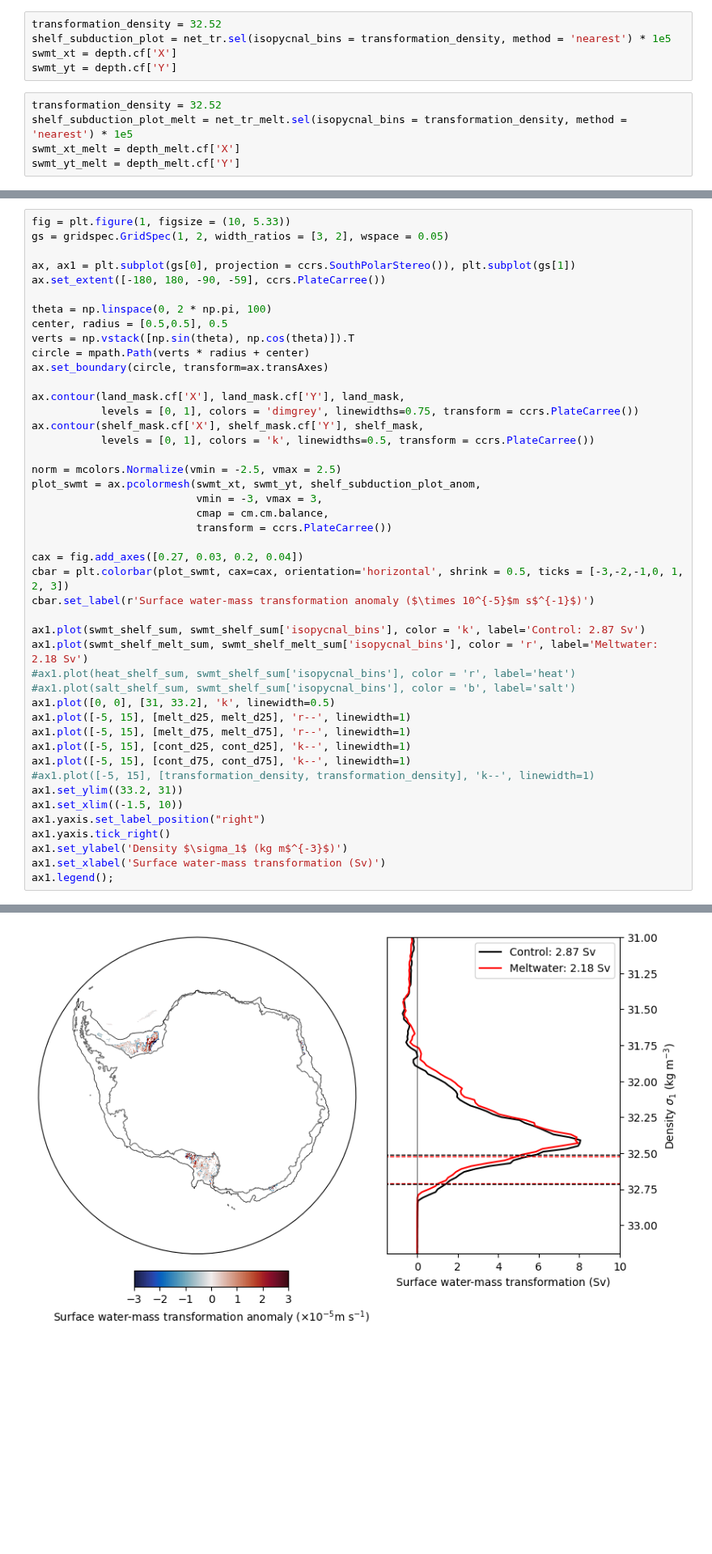
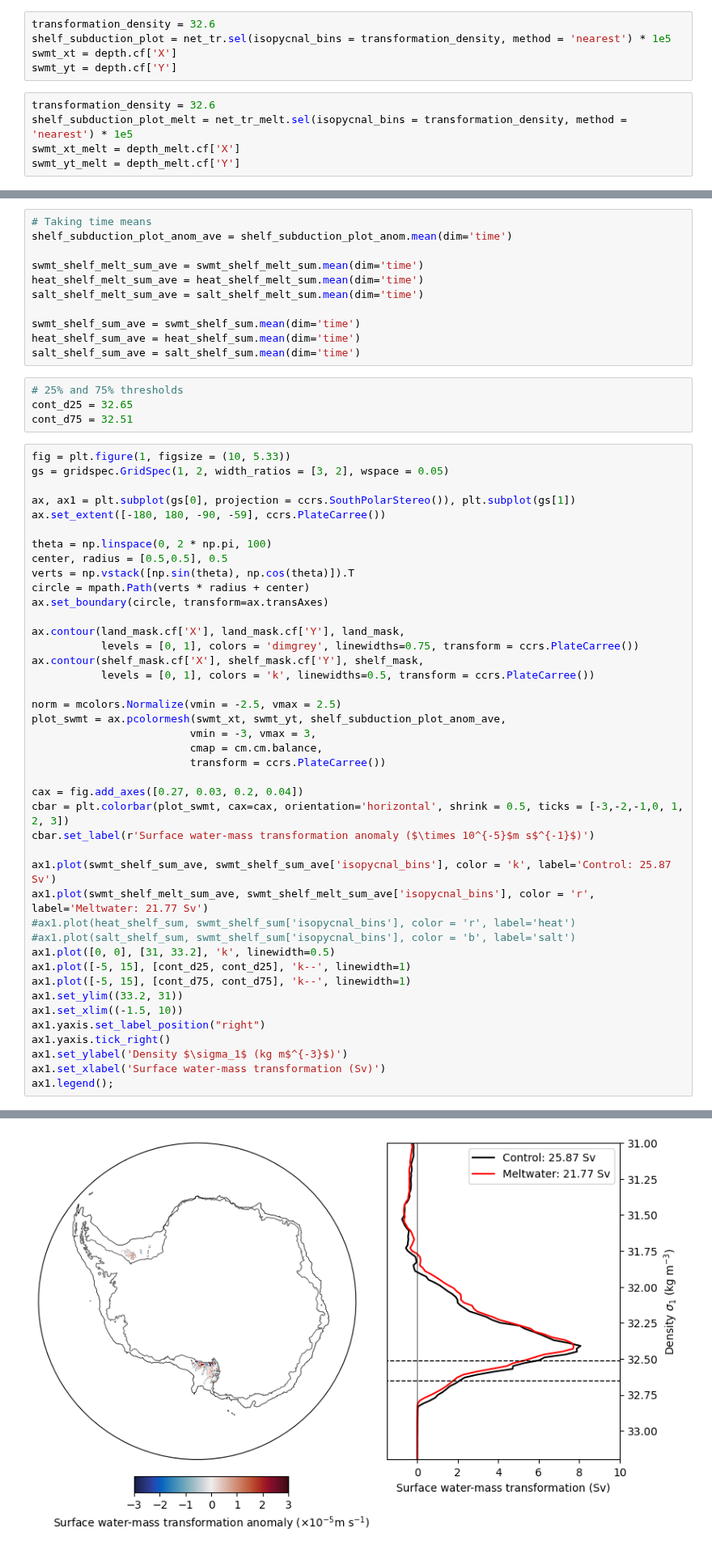
Before and after one commit to adele-morrison/panan-meltwater, a Jupyter notebook: notebooks/bottom_water_analysis/Pan01_SWMTtotal.ipynb, the cells around one changed output, grey strips where cells are left out. Shown at 81% size. Saved outputs shown, nothing was run; the diff lists cells and outputs as text; blank space fills up the shorter version.

```diff
--- a/notebooks/bottom_water_analysis/Pan01_SWMTtotal.ipynb
+++ b/notebooks/bottom_water_analysis/Pan01_SWMTtotal.ipynb
@@ -597,12 +622,12 @@ salt_shelf_melt_sum = salt_shelf_melt.cf.sum(['longitude', 'latitude'])
 for da in [swmt_shelf_melt_sum, heat_shelf_melt_sum, salt_shelf_melt_sum]:
     da.attrs["units"] = "Sv"
 # %%
-transformation_density = 32.52
+transformation_density = 32.6
 shelf_subduction_plot = net_tr.sel(isopycnal_bins = transformation_density, method = 'nearest') * 1e5
 swmt_xt = depth.cf['X']
 swmt_yt = depth.cf['Y']
 # %%
-transformation_density = 32.52
+transformation_density = 32.6
 shelf_subduction_plot_melt = net_tr_melt.sel(isopycnal_bins = transformation_density, method = 'nearest') * 1e5
 swmt_xt_melt = depth_melt.cf['X']
 swmt_yt_melt = depth_melt.cf['Y']
@@ -621,3 +641,18 @@ melt_d75 = 32.5225
+# %%
+# Taking time means
+shelf_subduction_plot_anom_ave = shelf_subduction_plot_anom.mean(dim='time')
+
+swmt_shelf_melt_sum_ave = swmt_shelf_melt_sum.mean(dim='time')
+heat_shelf_melt_sum_ave = heat_shelf_melt_sum.mean(dim='time')
+salt_shelf_melt_sum_ave = salt_shelf_melt_sum.mean(dim='time')
+
+swmt_shelf_sum_ave = swmt_shelf_sum.mean(dim='time')
+heat_shelf_sum_ave = heat_shelf_sum.mean(dim='time')
+salt_shelf_sum_ave = salt_shelf_sum.mean(dim='time')
+# %%
+# 25% and 75% thresholds
+cont_d25 = 32.65
+cont_d75 = 32.51
 # %%
 fig = plt.figure(1, figsize = (10, 5.33))
 gs = gridspec.GridSpec(1, 2, width_ratios = [3, 2], wspace = 0.05)
@@ -637,25 +672,22 @@ ax.contour(shelf_mask.cf['X'], shelf_mask.cf['Y'], shelf_mask,
            levels = [0, 1], colors = 'k', linewidths=0.5, transform = ccrs.PlateCarree())
 
 norm = mcolors.Normalize(vmin = -2.5, vmax = 2.5)
-plot_swmt = ax.pcolormesh(swmt_xt, swmt_yt, shelf_subduction_plot_anom,
-                          vmin = -3, vmax = 3,
-                          cmap = cm.cm.balance,
-                          transform = ccrs.PlateCarree())
+plot_swmt = ax.pcolormesh(swmt_xt, swmt_yt, shelf_subduction_plot_anom_ave,
+                         vmin = -3, vmax = 3,
+                         cmap = cm.cm.balance,
+                         transform = ccrs.PlateCarree())
 
 cax = fig.add_axes([0.27, 0.03, 0.2, 0.04])
 cbar = plt.colorbar(plot_swmt, cax=cax, orientation='horizontal', shrink = 0.5, ticks = [-3,-2,-1,0, 1, 2, 3])
 cbar.set_label(r'Surface water-mass transformation anomaly ($\times 10^{-5}$m s$^{-1}$)')
 
-ax1.plot(swmt_shelf_sum, swmt_shelf_sum['isopycnal_bins'], color = 'k', label='Control: 2.87 Sv')
-ax1.plot(swmt_shelf_melt_sum, swmt_shelf_melt_sum['isopycnal_bins'], color = 'r', label='Meltwater: 2.18 Sv')
+ax1.plot(swmt_shelf_sum_ave, swmt_shelf_sum_ave['isopycnal_bins'], color = 'k', label='Control: 25.87 Sv')
+ax1.plot(swmt_shelf_melt_sum_ave, swmt_shelf_melt_sum_ave['isopycnal_bins'], color = 'r', label='Meltwater: 21.77 Sv')
 #ax1.plot(heat_shelf_sum, swmt_shelf_sum['isopycnal_bins'], color = 'r', label='heat')
 #ax1.plot(salt_shelf_sum, swmt_shelf_sum['isopycnal_bins'], color = 'b', label='salt')
 ax1.plot([0, 0], [31, 33.2], 'k', linewidth=0.5)
-ax1.plot([-5, 15], [melt_d25, melt_d25], 'r--', linewidth=1)
-ax1.plot([-5, 15], [melt_d75, melt_d75], 'r--', linewidth=1)
 ax1.plot([-5, 15], [cont_d25, cont_d25], 'k--', linewidth=1)
 ax1.plot([-5, 15], [cont_d75, cont_d75], 'k--', linewidth=1)
-#ax1.plot([-5, 15], [transformation_density, transformation_density], 'k--', linewidth=1)
 ax1.set_ylim((33.2, 31))
 ax1.set_xlim((-1.5, 10))
 ax1.yaxis.set_label_position("right")
@@ -667,2 +702,2 @@ ax1.legend();
-[figure, old version]
+[figure, new version]
 # %% [markdown]
```
Also changed, not shown: parts of 31 cells of this notebook, 7 other files.
